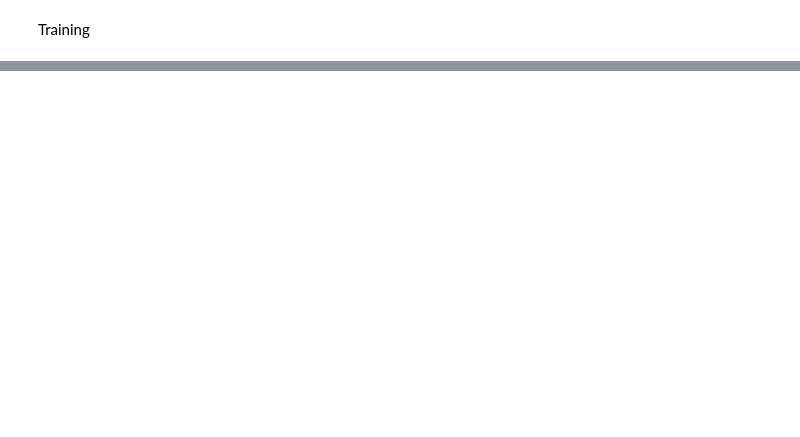
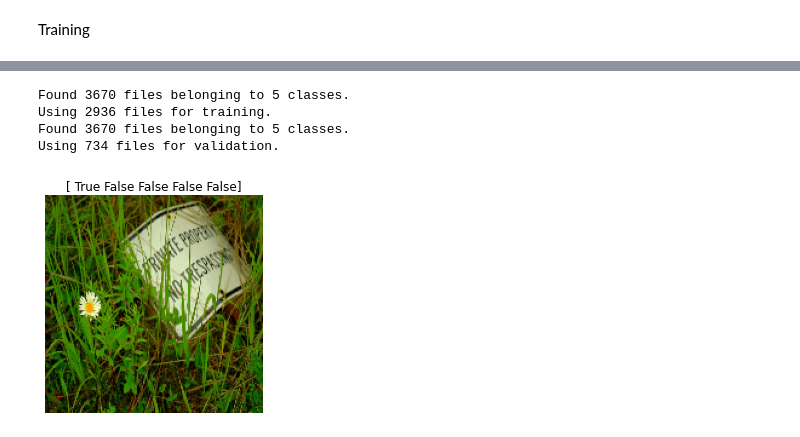
Before and after one commit to Kilvia/tf-data-handle, a Jupyter notebook: TF_data_handle.ipynb, the cells around one changed output, grey strips where cells are left out. Drawn from its saved outputs; the diff is of its cells as text; code cells hidden in the pictures; blank space fills up the shorter version.

```diff
--- a/TF_data_handle.ipynb
+++ b/TF_data_handle.ipynb
@@ -152,0 +275,10 @@ Epoch 10/10
+# %%
+import pathlib
+flowers_root = tf.keras.utils.get_file(
+    "flower_photos",
+    "https://storage.googleapis.com/download.tensorflow.org/example_images/flower_photos.tgz",
+    untar = True
+)
+
+# The path of data folder
+flowers_root = pathlib.Path(flowers_root)
@@ -152,0 +288,46 @@ Epoch 10/10
+# %%
+train_ds = tf.keras.preprocessing.image_dataset_from_directory(
+    flowers_root,
+    validation_split = 0.2,
+    subset = "training",
+    seed = 123,
+    image_size = (180, 180)
+)
+
+val_ds = tf.keras.preprocessing.image_dataset_from_directory(
+    flowers_root,
+    validation_split = 0.2,
+    subset = 'validation',
+    seed = 123,
+    image_size = (180, 180)
+)
+# %% [output]
+Found 3670 files belonging to 5 classes.
+Using 2936 files for training.
+Found 3670 files belonging to 5 classes.
+Using 734 files for validation.
+# %%
+list_ds = tf.data.Dataset.list_files(str(flowers_root/'*/*'))
+# %%
+import os
+
+def parse_image(filename):
+  parts = tf.strings.split(filename, os.sep)
+
+  label_dict = ['daisy', 'dandelion', 'roses', 'sunflowers', 'tulips']
+  # Get label from folder name
+  label = parts[-2] == label_dict
+
+  image = tf.io.read_file(filename)
+  image = tf.image.decode_jpeg(image, channels=3)
+  image = tf.image.convert_image_dtype(image, tf.float32)
+  image = tf.image.resize(image, [180, 180])
+
+  return image, label
+
+images_ds = list_ds.map(parse_image)
+# %%
+for image, label in images_ds.take(1):
+  show(image, label)
+# %% [output]
+[figure, added]
```
Also changed, not shown: parts of 17 cells of this notebook.
